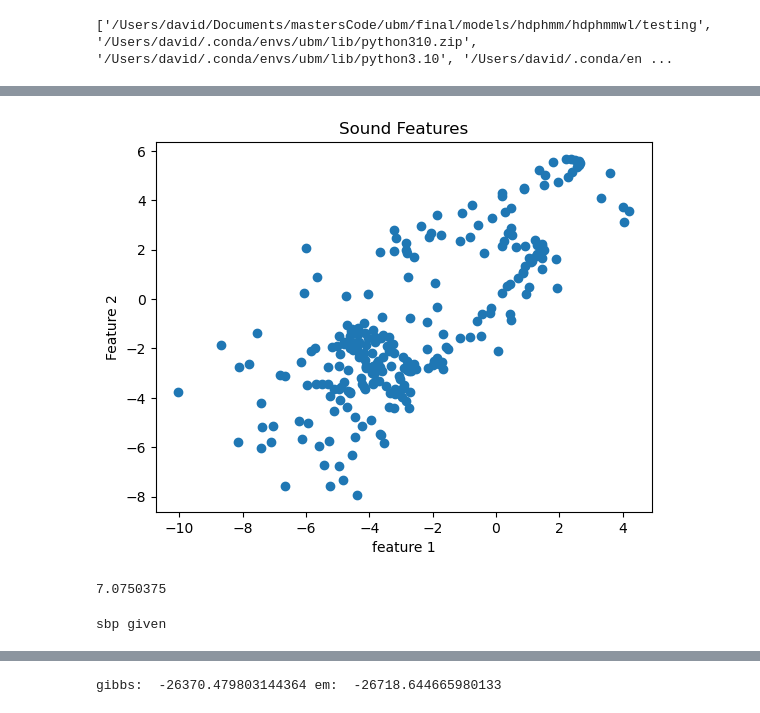
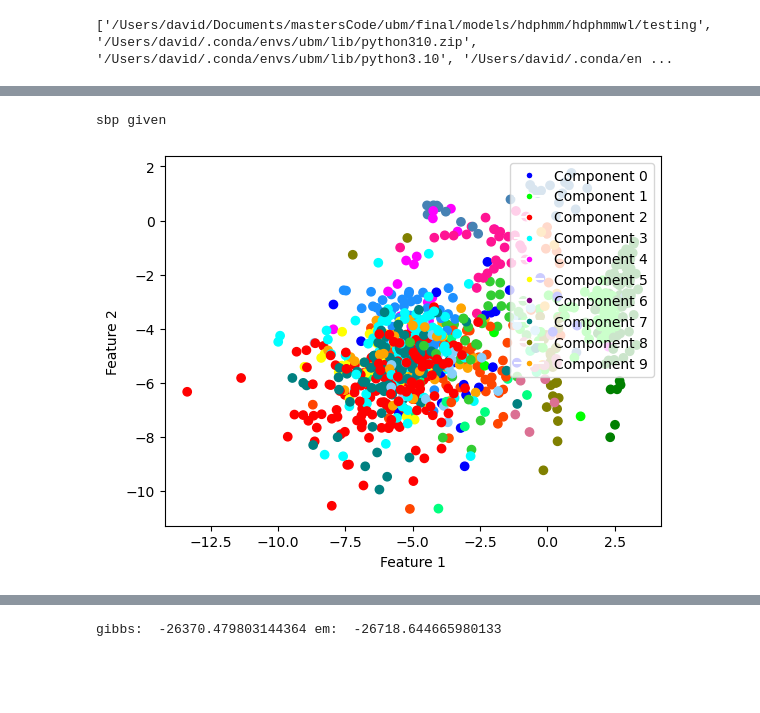
Before and after one commit to Davidjames9610/ubm, a Jupyter notebook: final/models/hdphmm/hdphmmwl/testing/whale_data_wl_test_1.ipynb, the cells around one changed output, grey strips where cells are left out. Saved outputs shown, nothing was run; the diff lists cells and outputs as text; code cells hidden in the pictures; blank space fills up the shorter version.

```diff
--- a/final/models/hdphmm/hdphmmwl/testing/whale_data_wl_test_1.ipynb
+++ b/final/models/hdphmm/hdphmmwl/testing/whale_data_wl_test_1.ipynb
@@ -20,0 +15,3 @@ with open('/Users/david/Documents/mastersCode/ubm/final/tests/train-test-val.pkl
+# %%
+train = sample_holder['train']
+val = sample_holder['val']
@@ -51,13 +47,23 @@ vis_helper(smaller_features)
-# %%
-plt.scatter(smaller_features[:, 10], smaller_features[:, 11])
-plt.title('Sound Features')
-plt.xlabel('feature 1')
-plt.ylabel('Feature 2')
-plt.show()
-np.var(smaller_features)
-# %% [output]
-[figure, removed]
-7.0750375
+# %%
+# # get_log_power_feature()
+# labels = np.array(sample_holder.sample_labels)
+# samples = sample_holder.samples
+# features = sample_holder.features
+# from sklearn.utils import check_random_state
+# rs = check_random_state(546)
+# label = 1
+# indices = np.array(labels == label)
+# selected_features = [feats for feats, select in zip(features, indices) if select]
+# lens = []
+#
+# for feat in selected_features[:5]:
+#     lens.append(len(feat))
+# lens = np.array(lens)
+#
+concatenated_list = [
+    np.concatenate(random.sample(hmm_features, 3))
+    for _ in range(10)
+]
 # %%
 import final.models.hdphmm.hdphmmwl.hdphmmwl as hdphmm
 from final.models.hdphmm.helpers.plot_hmm import plot_hmm_data
@@ -78,2 +89,9 @@ hdp_hmm = hdphmm.HDPHMMWL(smaller_features, 40, iterations=500, sbp=sbp)
 # %% [output]
 sbp given
+# %%
+import final.models.hdphmm.helpers.plot_hmm as plot_hmm
+reload(plot_hmm)
+hdp_hmm.create_hmm()
+hdp_hmm.plot_hmmlearn(15,16,20)
+# %% [output]
+[figure, added]
```
Also changed, not shown: parts of 24 cells of this notebook, 13 other files.
